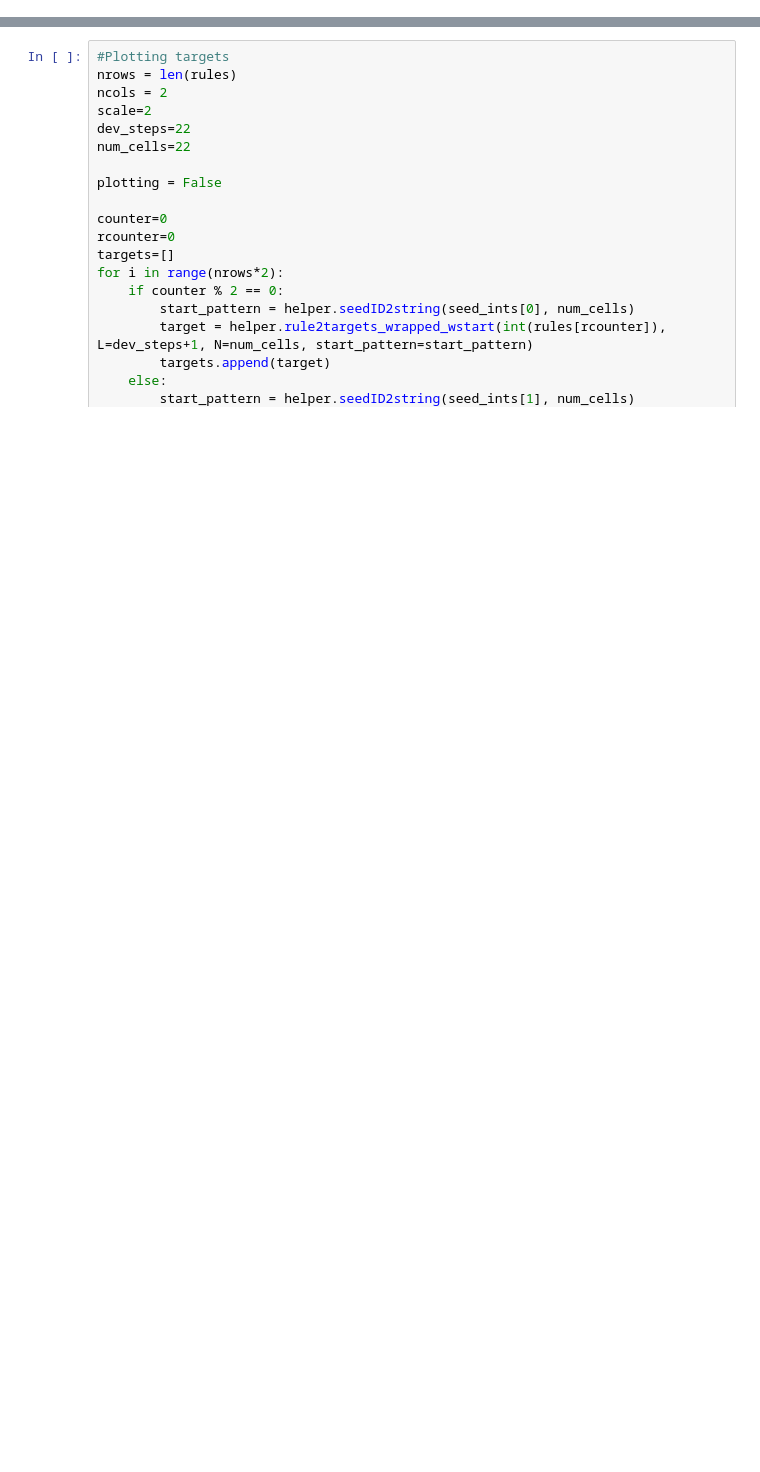
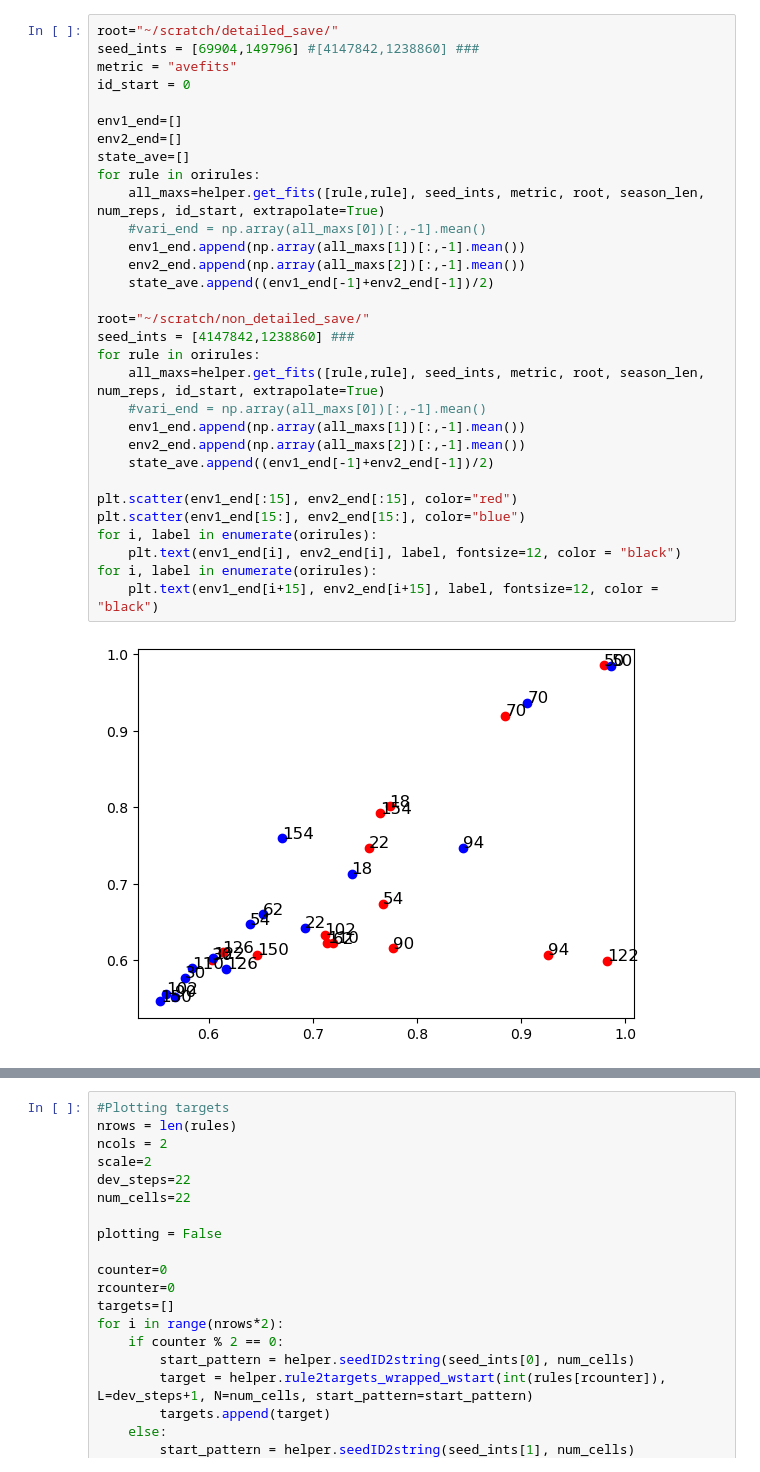
Before and after one commit to Cpetak/CA_GRN2, a Jupyter notebook: variable_maxave.ipynb, the cells around one changed output, grey strips where cells are left out. Saved outputs shown, nothing was run; the diff lists cells and outputs as text; blank space fills up the shorter version.

```diff
--- a/variable_maxave.ipynb
+++ b/variable_maxave.ipynb
@@ -49,0 +169,33 @@ for rule in rules:
+# %%
+root="~/scratch/detailed_save/"
+seed_ints = [69904,149796] #[4147842,1238860] ###
+metric = "avefits"
+id_start = 0
+
+env1_end=[]
+env2_end=[]
+state_ave=[]
+for rule in orirules:
+    all_maxs=helper.get_fits([rule,rule], seed_ints, metric, root, season_len, num_reps, id_start, extrapolate=True)
+    #vari_end = np.array(all_maxs[0])[:,-1].mean()
+    env1_end.append(np.array(all_maxs[1])[:,-1].mean())
+    env2_end.append(np.array(all_maxs[2])[:,-1].mean())
+    state_ave.append((env1_end[-1]+env2_end[-1])/2)
+
+root="~/scratch/non_detailed_save/"
+seed_ints = [4147842,1238860] ###
+for rule in orirules:
+    all_maxs=helper.get_fits([rule,rule], seed_ints, metric, root, season_len, num_reps, id_start, extrapolate=True)
+    #vari_end = np.array(all_maxs[0])[:,-1].mean()
+    env1_end.append(np.array(all_maxs[1])[:,-1].mean())
+    env2_end.append(np.array(all_maxs[2])[:,-1].mean())
+    state_ave.append((env1_end[-1]+env2_end[-1])/2)
+
+plt.scatter(env1_end[:15], env2_end[:15], color="red")
+plt.scatter(env1_end[15:], env2_end[15:], color="blue")
+for i, label in enumerate(orirules):
+    plt.text(env1_end[i], env2_end[i], label, fontsize=12, color = "black")
+for i, label in enumerate(orirules):
+    plt.text(env1_end[i+15], env2_end[i+15], label, fontsize=12, color = "black")
+# %% [output]
+[figure, added]
```
Also changed, not shown: parts of 12 cells of this notebook, 9 other files.
